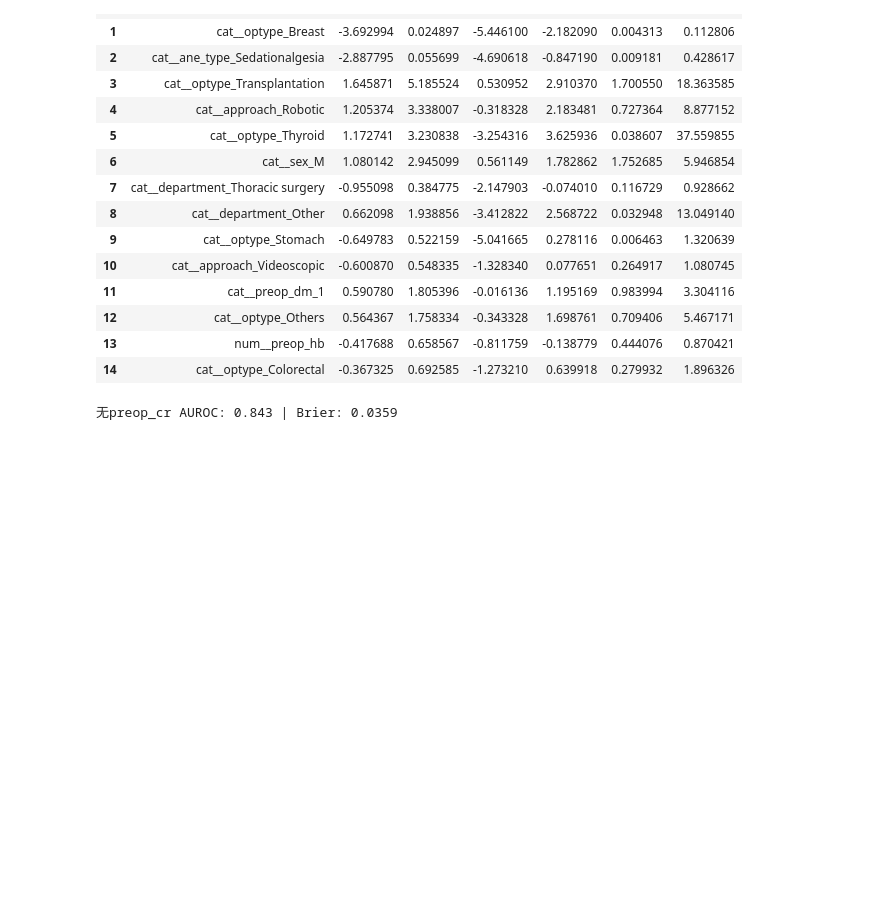
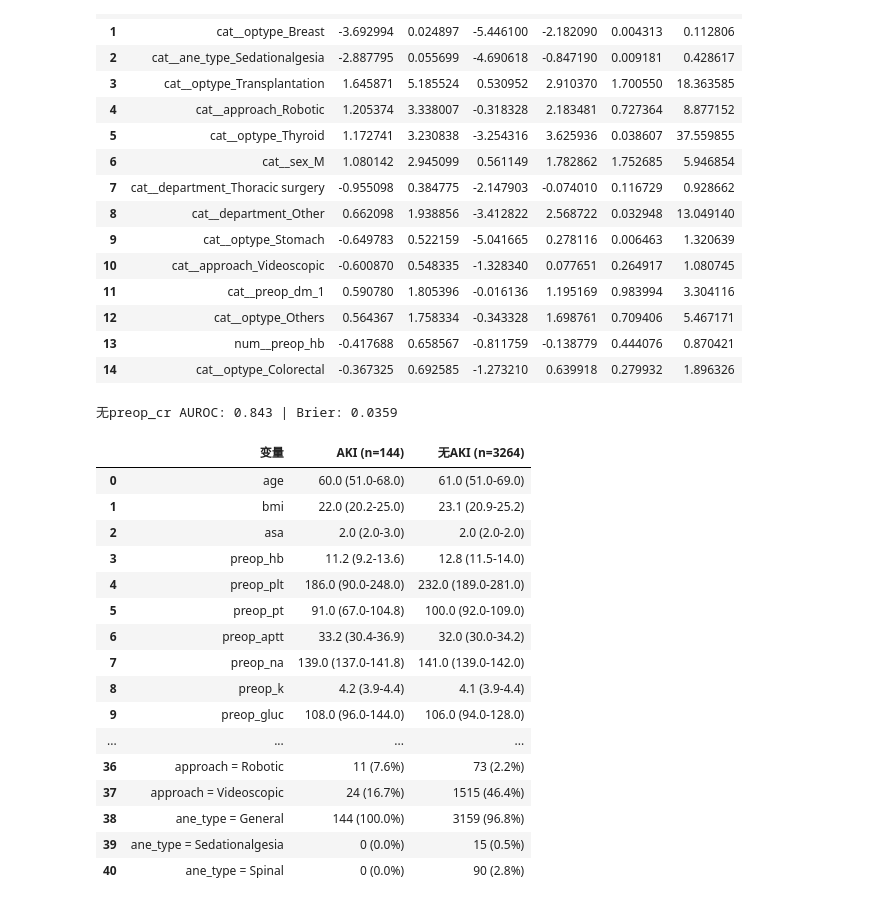
Before and after one commit to zhendai123/postop-aki-vitaldb, a Jupyter notebook: 01_vitaldb_explore.ipynb, the cells around one changed output. Cells and saved outputs as stored; diff of their text form; code cells hidden in the pictures; blank space fills up the shorter version.

Commit message:
paper package: skeleton v1.0 + Table1 baseline (n=3408)

```diff
--- a/01_vitaldb_explore.ipynb
+++ b/01_vitaldb_explore.ipynb
@@ -958,3 +958,42 @@ print('无preop_cr AUROC:', round(roc_auc_score(yte2, p_nocr), 3),
       '| Brier:', round(brier_score_loss(yte2, p_nocr), 4))
 # %% [output]
 无preop_cr AUROC: 0.843 | Brier: 0.0359
+# %%
+cont_vars = ['age','bmi','asa','preop_hb','preop_plt','preop_pt','preop_aptt',
+             'preop_na','preop_k','preop_gluc','preop_alb','preop_bun','preop_cr']
+cat_vars_t1 = ['sex','emop','preop_dm','preop_htn','department','optype','approach','ane_type']
+
+def med_iqr(s):
+    return f"{s.median():.1f} ({s.quantile(.25):.1f}-{s.quantile(.75):.1f})"
+
+g1 = d2[d2['aki']==1]; g0 = d2[d2['aki']==0]
+rows = []
+for v in cont_vars:
+    rows.append({'变量': v,
+                 f'AKI (n={len(g1)})': med_iqr(g1[v]),
+                 f'无AKI (n={len(g0)})': med_iqr(g0[v])})
+for v in cat_vars_t1:
+    for lvl in sorted(d2[v].dropna().unique()):
+        rows.append({'变量': f'{v} = {lvl}',
+                     f'AKI (n={len(g1)})': f"{(g1[v]==lvl).sum()} ({100*(g1[v]==lvl).mean():.1f}%)",
+                     f'无AKI (n={len(g0)})': f"{(g0[v]==lvl).sum()} ({100*(g0[v]==lvl).mean():.1f}%)"})
+table1 = pd.DataFrame(rows)
+table1
+# %% [output]
+|  | 变量 | AKI (n=144) | 无AKI (n=3264) |
+| 0 | age | 60.0 (51.0-68.0) | 61.0 (51.0-69.0) |
+| 1 | bmi | 22.0 (20.2-25.0) | 23.1 (20.9-25.2) |
+| 2 | asa | 2.0 (2.0-3.0) | 2.0 (2.0-2.0) |
+| 3 | preop_hb | 11.2 (9.2-13.6) | 12.8 (11.5-14.0) |
+| 4 | preop_plt | 186.0 (90.0-248.0) | 232.0 (189.0-281.0) |
+| 5 | preop_pt | 91.0 (67.0-104.8) | 100.0 (92.0-109.0) |
+| 6 | preop_aptt | 33.2 (30.4-36.9) | 32.0 (30.0-34.2) |
+| 7 | preop_na | 139.0 (137.0-141.8) | 141.0 (139.0-142.0) |
+| 8 | preop_k | 4.2 (3.9-4.4) | 4.1 (3.9-4.4) |
+| 9 | preop_gluc | 108.0 (96.0-144.0) | 106.0 (94.0-128.0) |
+| ... | ... | ... | ... |
+| 36 | approach = Robotic | 11 (7.6%) | 73 (2.2%) |
+| 37 | approach = Videoscopic | 24 (16.7%) | 1515 (46.4%) |
+| 38 | ane_type = General | 144 (100.0%) | 3159 (96.8%) |
+| 39 | ane_type = Sedationalgesia | 0 (0.0%) | 15 (0.5%) |
+| 40 | ane_type = Spinal | 0 (0.0%) | 90 (2.8%) |
```
Also changed, not shown: parts of 1 cell of this notebook, 1 other file.
